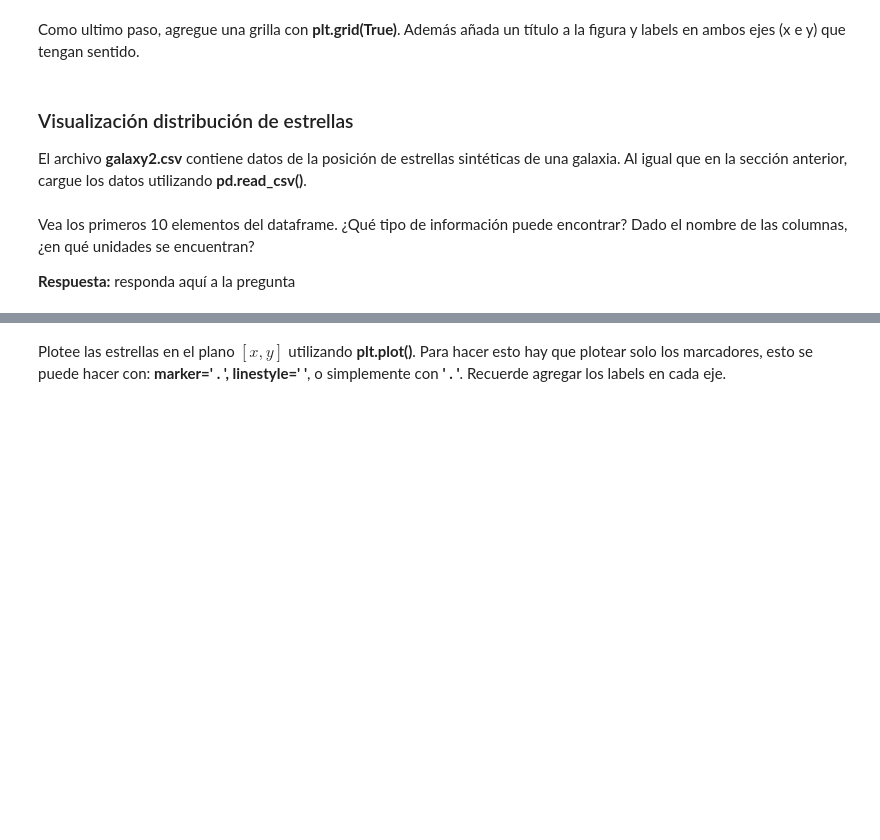
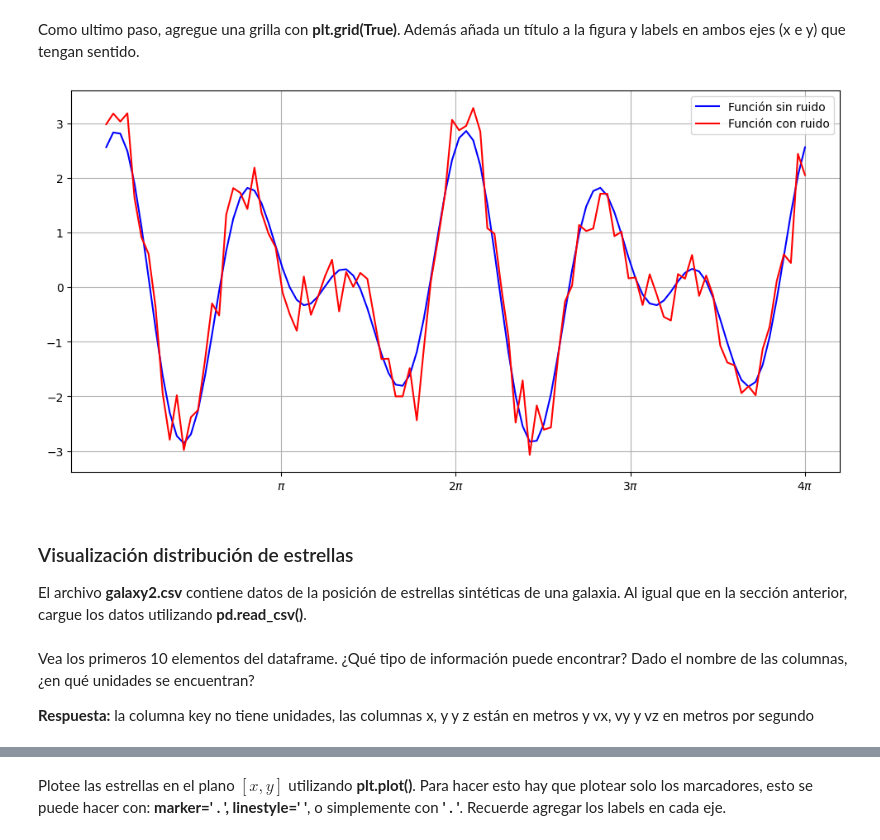
Before and after one commit to sebamonteirov/Tarea-1, a Jupyter notebook: Tarea_1.ipynb, the cells around one changed output, grey strips where cells are left out. Cells and saved outputs as stored; diff of their text form; code cells hidden in the pictures; blank space fills up the shorter version.

```diff
--- a/Tarea_1.ipynb
+++ b/Tarea_1.ipynb
@@ -338,5 +384,36 @@ xticks_labels = [r'$\pi$', r'$2\pi$', r'$3\pi$', r'$4\pi$']
 # %% [markdown]
 Como ultimo paso, agregue una grilla con **plt.grid(True)**. Además añada un título a la figura y labels en ambos ejes (x e y) que tengan sentido.
+# %%
+xticks_labels = [r'$\pi$', r'$2\pi$', r'$3\pi$', r'$4\pi$']
+valores = [np.pi, 2*np.pi, 3*np.pi, 4*np.pi]
+
+#configuramos la figura
+plt.figure(figsize=(12, 6))
+
+#plot de la función sin ruido en azul
+plt.plot(x_values, y_values, color='blue', label='Función sin ruido')
+
+#plot la función con ruido en rojo
+plt.plot(x_values, y_ruido, color='red', label='Función con ruido')
+
+#añadimos grilla
+plt.grid(True)
+
+#añadimos titulo y titulos de los ejes
+plt.title='Función con ruido (rojo) vs sin ruido (azul)'
+plt.ylabel='f(x)'
+plt.xlabel='radianes'
+
+#añadimos leyenda
+plt.legend()
+
+#cambiamos el eje x
+plt.xticks(valores, xticks_labels)
+
+#mostramos la figura
+plt.show()
+# %% [output]
+[figure, added]
 # %% [markdown]
 ### Visualización distribución de estrellas
 
@@ -346,4 +425,4 @@ El archivo **galaxy2.csv** contiene datos de la posición de estrellas sintétic
 # %% [markdown]
 Vea los primeros 10 elementos del dataframe. ¿Qué tipo de información puede encontrar? Dado el nombre de las columnas, ¿en qué unidades se encuentran?
 
-**Respuesta:** responda aquí a la pregunta
+**Respuesta:** la columna key no tiene unidades, las columnas x, y y z están en metros y vx, vy y vz en metros por segundo
```
Also changed, not shown: parts of 15 cells of this notebook.
